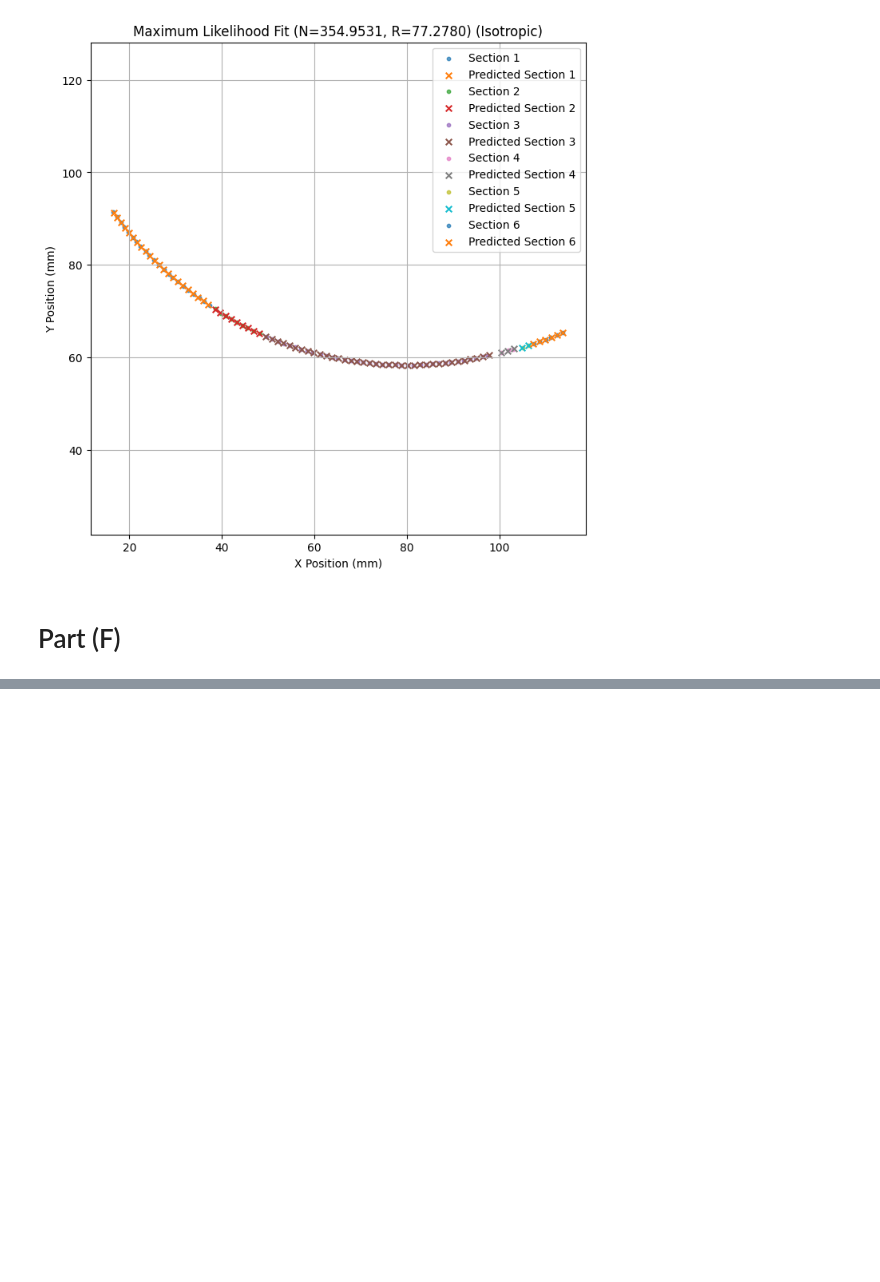
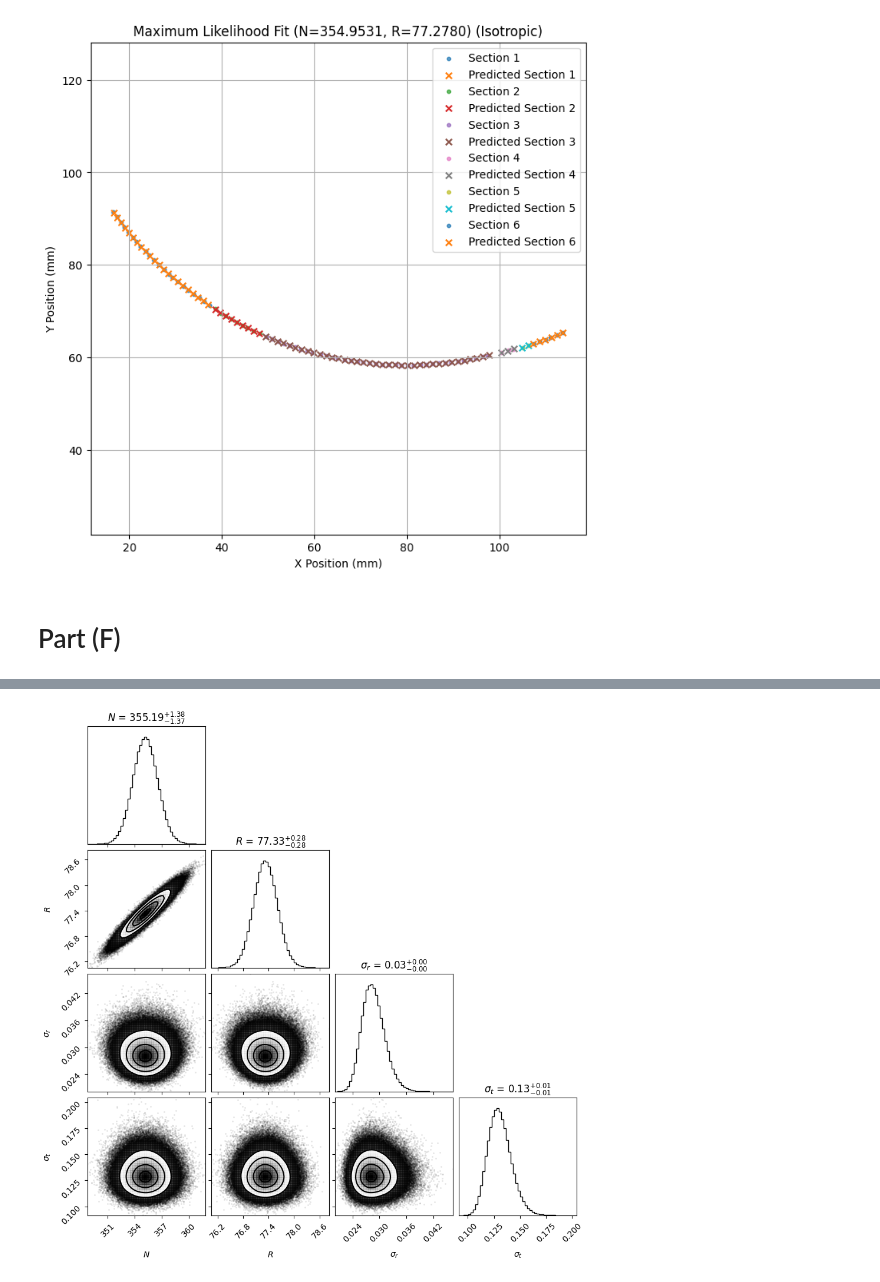
Before and after one commit to raunaq-rai/Antikythera_Mechanism_bayesian_analysis, a Jupyter notebook: main_notebook.ipynb, the cells around one changed output, grey strips where cells are left out. Saved outputs shown, nothing was run; the diff lists cells and outputs as text; code cells hidden in the pictures; blank space fills up the shorter version.

```diff
--- a/main_notebook.ipynb
+++ b/main_notebook.ipynb
@@ -992,0 +1025,23 @@ mcmc.print_summary()
+# %%
+# Extract samples
+samples = mcmc.get_samples()
+posterior_samples = jnp.vstack((
+    samples['N'],
+    samples['R'],
+    samples['sigma_r'],
+    samples['sigma_t']
+)).T
+
+posterior_samples_np = np.array(posterior_samples)
+
+# Generate Corner Plot
+fig = corner.corner(
+    posterior_samples_np,
+    labels=[r'$N$', r'$R$', r'$\sigma_r$', r'$\sigma_t$'],
+    show_titles=True,
+    bins=50,
+    smooth=1.0
+)
+plt.show()
+# %% [output]
+[figure, added]
```
Also changed, not shown: parts of 2 cells of this notebook.
